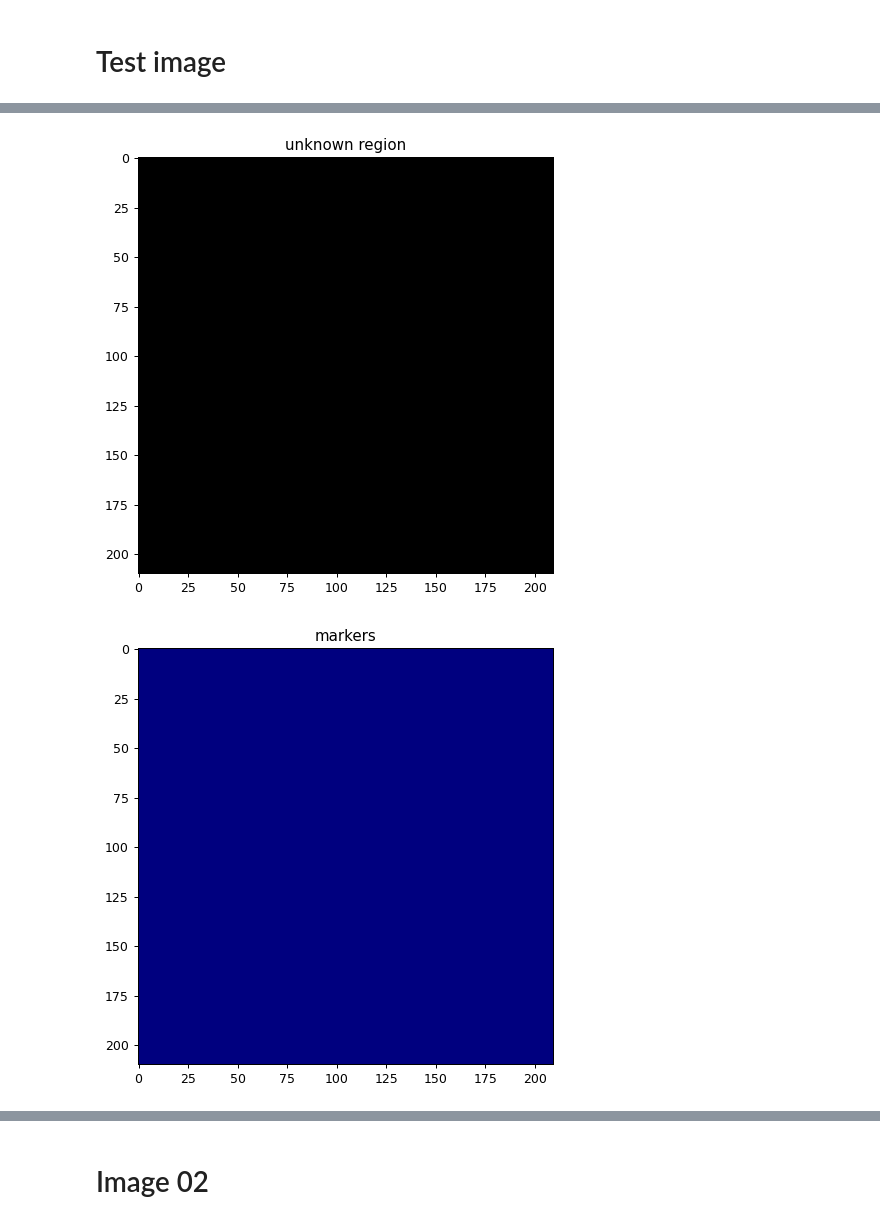
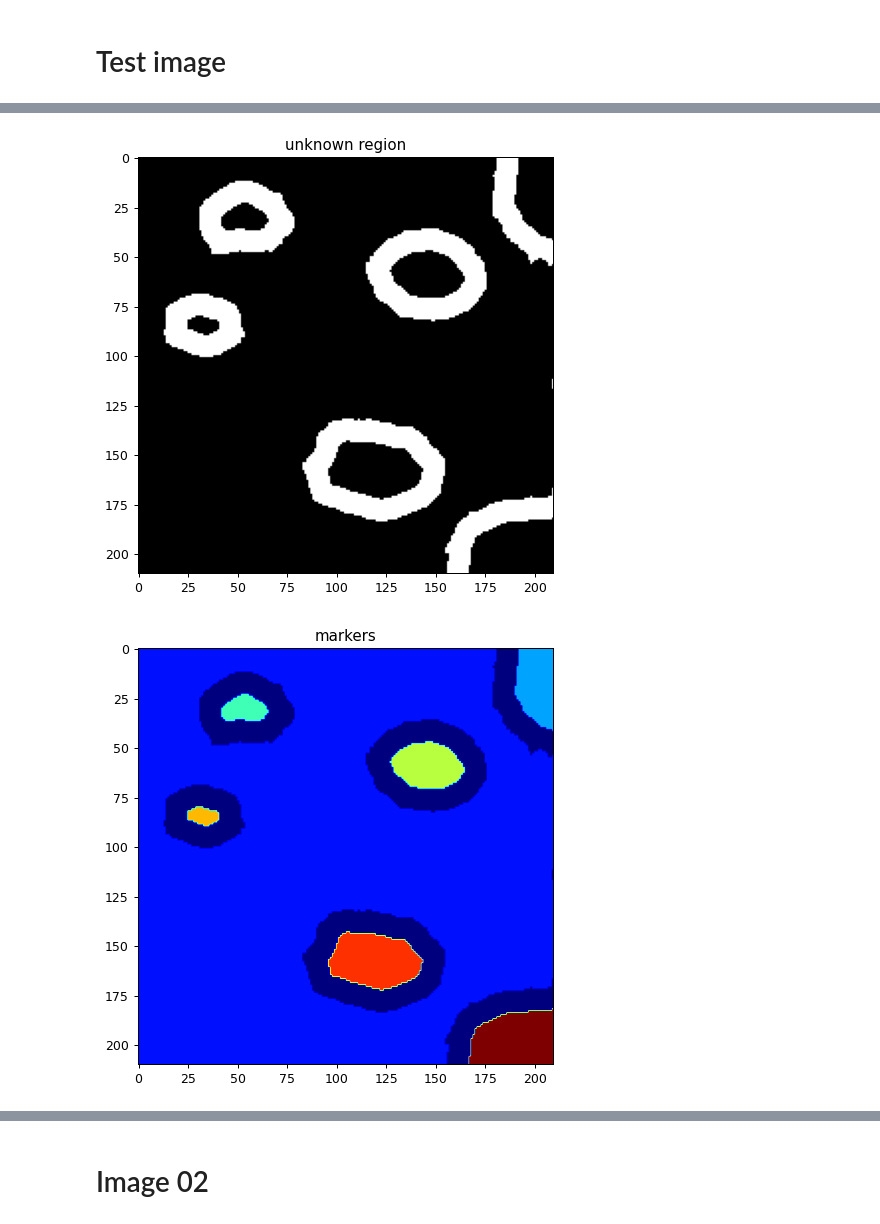
Before and after one commit to handlessdude/cv-labs, a Jupyter notebook: lab-08.ipynb, the cells around one changed output, grey strips where cells are left out. Drawn from its saved outputs; the diff is of its cells as text; code cells hidden in the pictures.

```diff
--- a/lab-08.ipynb
+++ b/lab-08.ipynb
@@ -5,10 +5,10 @@ import numpy as np
 # %%
 plt.rcParams['figure.dpi'] = 90
 
-def ws(img_src: np.ndarray, cleaned_img: np.ndarray, dt_coef: float):
+def ws(img_src: np.ndarray, cleaned_img: np.ndarray, dt_coef: float, dilate_iterations=4):
     # sure background area
     kernel = np.ones((3,3),np.uint8)
-    sure_bg = cv2.dilate(cleaned_img, kernel, iterations=4)
+    sure_bg = cv2.dilate(cleaned_img, kernel, iterations=dilate_iterations)
     # k3 = cv2.getStructuringElement(cv2.MORPH_ELLIPSE, (3,3))
     #sure_bg = cv2.dilate(cleaned_img, k3, iterations=4)
 
@@ -49,7 +49,7 @@ def ws(img_src: np.ndarray, cleaned_img: np.ndarray, dt_coef: float):
     ax.imshow(markers, cmap='jet')
     ax.set_title('markers')
 
-    # Watershed!
+    # watershed
     water_markers = cv2.watershed(img_src, markers)
     labels = np.unique(water_markers)
     borders = []
@@ -74,3 +74,17 @@ ax.set_title('grayscale')
 # %% [output]
 Text(0.5, 1.0, 'grayscale')
 [figure]
+# %%
+# whatever
+k9 = cv2.getStructuringElement(cv2.MORPH_ELLIPSE, (3,3))
+cleaned_img = gs.copy()
+t = np.array([
+    [0, -1, 0],
+    [-1, 5, -1],
+    [0, -1, 0]
+])
+grad = cv2.filter2D(src=gs, ddepth=-1, kernel=t)
+plt.imshow(grad, cmap="gray")
+#
+# cleaned_img = cv2.morphologyEx(gs, cv2.MORPH_GRADIENT, kernel=k9)
+# plt.imshow(cleaned_img, cmap='gray')
@@ -76,0 +94,5 @@ Text(0.5, 1.0, 'grayscale')
+# %%
+ret, thresh = cv2.threshold(cleaned_img, 50, 255, type=cv2.THRESH_BINARY)
+fig, ax = plt.subplots(1, 1, figsize=(6, 6))
+ax.imshow(thresh, cmap='gray')
+ax.set_title('threshold')
@@ -77,6 +111,7 @@ Text(0.5, 1.0, 'grayscale')
 # %%
-k9 = cv2.getStructuringElement(cv2.MORPH_ELLIPSE, (3,3))
-cleaned_img = cv2.morphologyEx(gs, cv2.MORPH_GRADIENT, kernel=k9)
-plt.imshow(cleaned_img, cmap='gray')
+k3 = cv2.getStructuringElement(cv2.MORPH_ELLIPSE, (3,3))
+cleaned_img = cv2.morphologyEx(cleaned_img,cv2.MORPH_CLOSE,k5)
+fig, ax = plt.subplots(1, 1, figsize=(6, 6))
+ax.imshow(cleaned_img, cmap='gray')
 # %% [output]
 <matplotlib.image.AxesImage at 0x...>
@@ -103,5 +119,5 @@ cleaned_img = thresh.copy()
 # %% [markdown]
 # Test image
 # %%
-ws(img_src, cleaned_img, 0.3)
+ws(img_src, cleaned_img, 0.3, 0)
 # %% [output]
@@ -111,2 +127,2 @@ ws(img_src, cleaned_img, 0.3)
-[figure, old version]
+[figure, new version]
-[figure, old version]
+[figure, new version]
```
Also changed, not shown: parts of 13 cells of this notebook.
